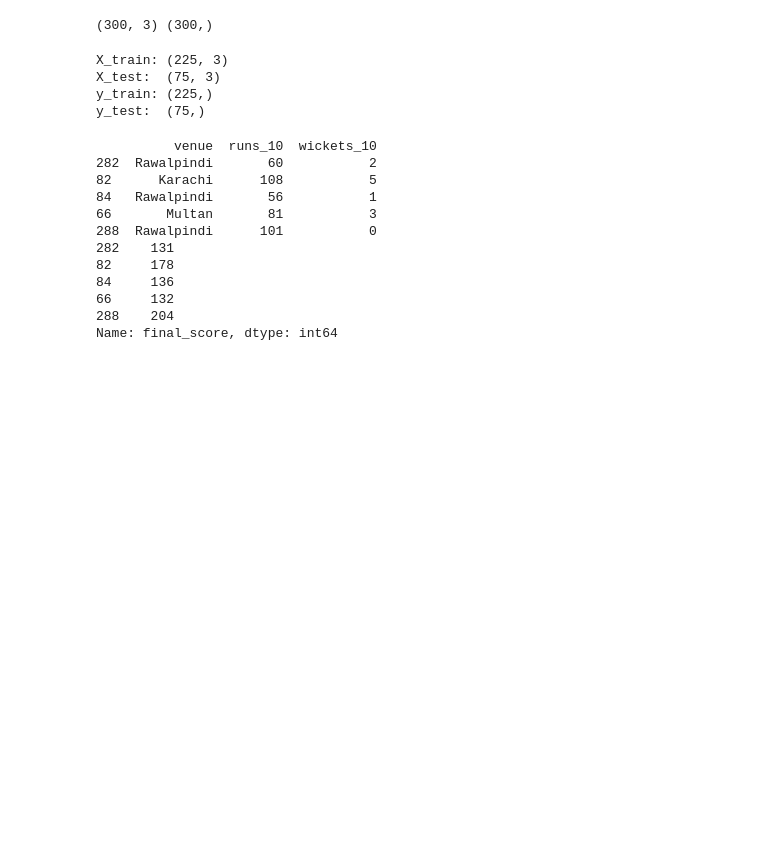
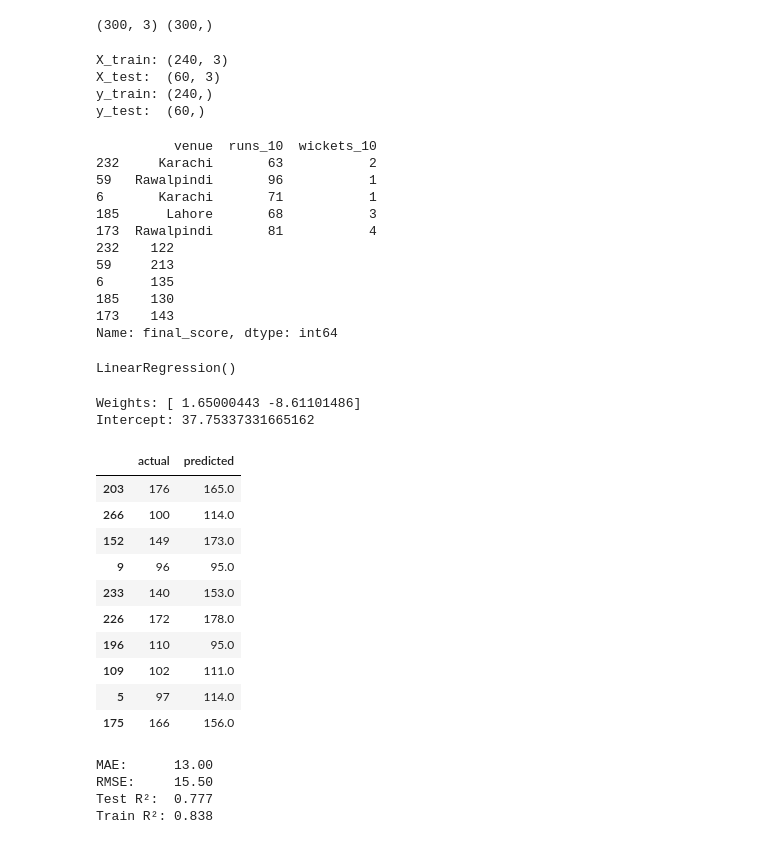
Before and after one commit to sarfrazrasheed00/cricket-ml, a Jupyter notebook: notebooks/10_sklearn_split.ipynb, the cells around one changed output. Saved outputs shown, nothing was run; the diff lists cells and outputs as text; code cells hidden in the pictures; blank space fills up the shorter version.

Commit message:
Lesson 4.2: First LinearRegression model, metrics, residual analysis

```diff
--- a/notebooks/10_sklearn_split.ipynb
+++ b/notebooks/10_sklearn_split.ipynb
@@ -82,7 +84,7 @@ print(X.shape, y.shape)
 (300, 3) (300,)
 # %%
 X_train, X_test, y_train, y_test = train_test_split(
-    X, y, test_size=0.25, random_state=42
+    X, y, test_size=0.2, random_state=42
 )
 
 print("X_train:", X_train.shape)
@@ -90,23 +92,71 @@ print("X_test: ", X_test.shape)
 print("y_train:", y_train.shape)
 print("y_test: ", y_test.shape)
 # %% [output]
-X_train: (225, 3)
-X_test:  (75, 3)
-y_train: (225,)
-y_test:  (75,)
+X_train: (240, 3)
+X_test:  (60, 3)
+y_train: (240,)
+y_test:  (60,)
 # %%
 print(X_train.head())
 print(y_train.head())
 # %% [output]
           venue  runs_10  wickets_10
-282  Rawalpindi       60           2
-82      Karachi      108           5
-84   Rawalpindi       56           1
-66       Multan       81           3
-288  Rawalpindi      101           0
-282    131
-82     178
-84     136
-66     132
-288    204
+232     Karachi       63           2
+59   Rawalpindi       96           1
+6       Karachi       71           1
+185      Lahore       68           3
+173  Rawalpindi       81           4
+232    122
+59     213
+6      135
+185    130
+173    143
 Name: final_score, dtype: int64
+# %%
+num_cols = ["runs_10", "wickets_10"]
+
+model = LinearRegression()
+model.fit(X_train[num_cols], y_train)
+# %% [output]
+LinearRegression()
+# %%
+print("Weights:", model.coef_)
+print("Intercept:", model.intercept_)
+# %% [output]
+Weights: [ 1.65000443 -8.61101486]
+Intercept: 37.75337331665162
+# %%
+y_pred = model.predict(X_test[num_cols])
+
+comparison = pd.DataFrame({
+    "actual": y_test,
+    "predicted": y_pred.round(),
+})
+comparison.head(10)
+# %% [output]
+|  | actual | predicted |
+| 203 | 176 | 165.0 |
+| 266 | 100 | 114.0 |
+| 152 | 149 | 173.0 |
+| 9 | 96 | 95.0 |
+| 233 | 140 | 153.0 |
+| 226 | 172 | 178.0 |
+| 196 | 110 | 95.0 |
+| 109 | 102 | 111.0 |
+| 5 | 97 | 114.0 |
+| 175 | 166 | 156.0 |
+# %%
+mae = mean_absolute_error(y_test, y_pred)
+rmse = np.sqrt(mean_squared_error(y_test, y_pred))
+r2 = r2_score(y_test, y_pred)
+r2_train = r2_score(y_train, model.predict(X_train[num_cols]))
+
+print(f"MAE:      {mae:.2f}")
+print(f"RMSE:     {rmse:.2f}")
+print(f"Test R²:  {r2:.3f}")
+print(f"Train R²: {r2_train:.3f}")
+# %% [output]
+MAE:      13.00
+RMSE:     15.50
+Test R²:  0.777
+Train R²: 0.838
```
Also changed, not shown: parts of 4 cells of this notebook.
